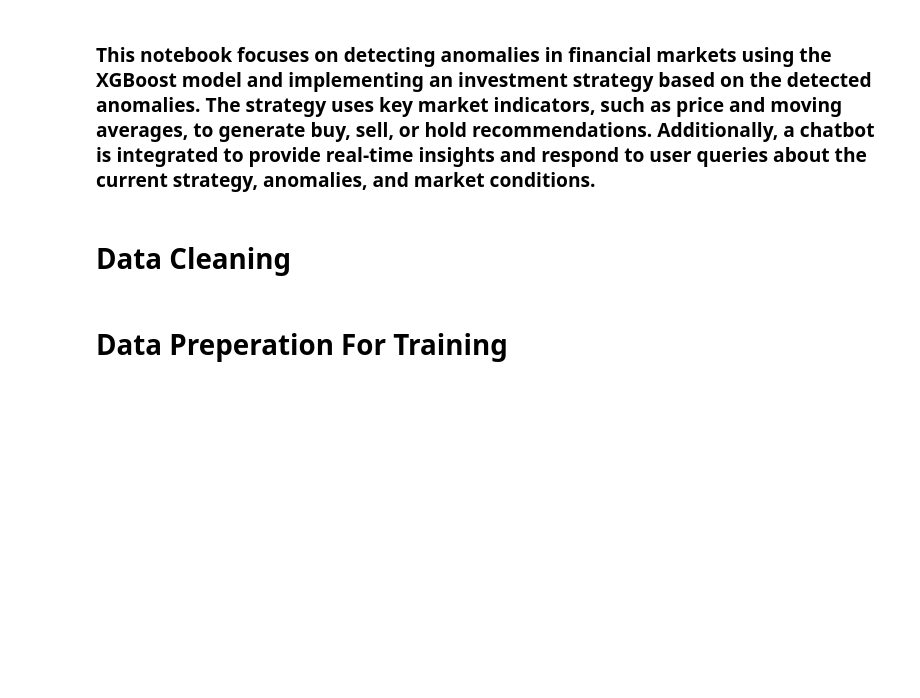
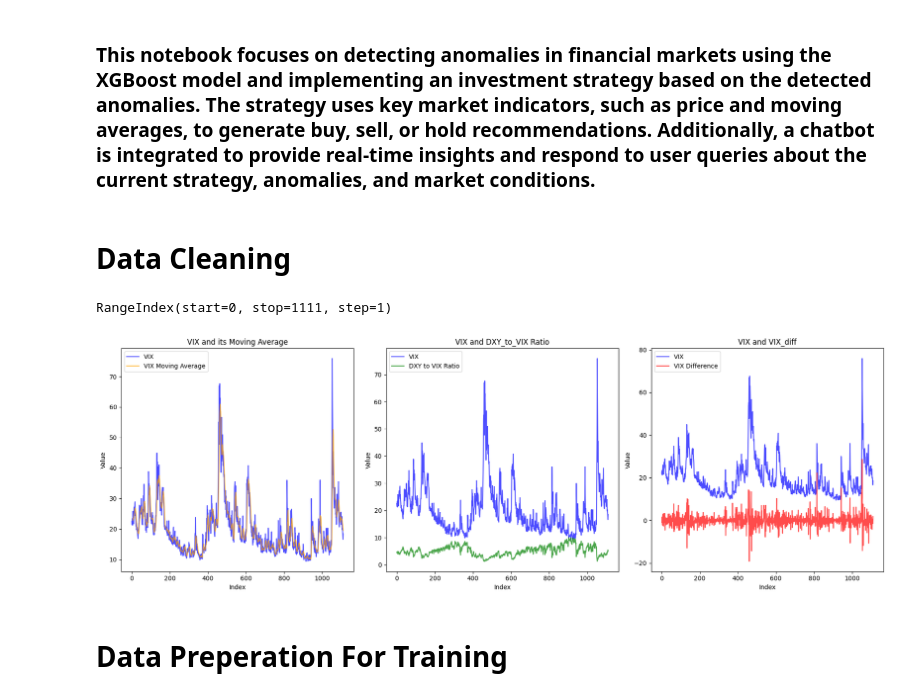
Before and after one commit to HAIBALLA1/market_crash_detection, a Jupyter notebook: notebooks/data_analysis.ipynb, the cells around one changed output. Saved outputs shown, nothing was run; the diff lists cells and outputs as text; code cells hidden in the pictures; blank space fills up the shorter version.

Commit message:
Plot Vix_avr Vix_dif

```diff
--- a/notebooks/data_analysis.ipynb
+++ b/notebooks/data_analysis.ipynb
@@ -52,10 +53,51 @@ low_cor_cols=correlation_matrix['Y'][abs(correlation_matrix['Y'])<0.04].index
 #cleaning data
 dataset_cleaned=dataset.drop(columns=low_cor_cols)
 
+#Define Date as an Index
+dataset.set_index('Data', inplace=True)
+
 #droping Date Column
 dataset_cleaned = dataset_cleaned.drop(columns=['Data'])
 
-#dataset_cleaned.describe()
+dataset_cleaned.describe()
+print(dataset_cleaned.index)
+# %% [output]
+RangeIndex(start=0, stop=1111, step=1)
+# %%
+# Create subplots
+fig, axes = plt.subplots(1, 3, figsize=(18, 6))  # 1 row, 3 columns
+
+# Plot VIX and its Moving Average
+axes[0].plot(dataset_cleaned['VIX'], label='VIX', alpha=0.7, color='blue')
+axes[0].plot(dataset_cleaned['VIX_moving_average'], label='VIX Moving Average', alpha=0.7, color='orange')
+axes[0].set_title("VIX and its Moving Average")
+axes[0].set_xlabel("Index")
+axes[0].set_ylabel("Value")
+axes[0].legend()
+
+# Plot VIX and its ratios (DXY_to_VIX)
+axes[1].plot(dataset_cleaned['VIX'], label='VIX', alpha=0.7, color='blue')
+axes[1].plot(dataset_cleaned['DXY_to_VIX'], label='DXY to VIX Ratio', alpha=0.7, color='green')
+axes[1].set_title("VIX and DXY_to_VIX Ratio")
+axes[1].set_xlabel("Index")
+axes[1].set_ylabel("Value")
+axes[1].legend()
+
+# Plot VIX and its differences (VIX_diff)
+axes[2].plot(dataset_cleaned['VIX'], label='VIX', alpha=0.7, color='blue')
+axes[2].plot(dataset_cleaned['VIX_diff'], label='VIX Difference', alpha=0.7, color='red')
+axes[2].set_title("VIX and VIX_diff")
+axes[2].set_xlabel("Index")
+axes[2].set_ylabel("Value")
+axes[2].legend()
+
+# Adjust spacing between plots
+plt.tight_layout()
+
+# Show the plots
+plt.show()
+# %% [output]
+[figure, added]
 # %% [markdown]
 # Data Preperation For Training
 # %%
```
Also changed, not shown: parts of 5 cells of this notebook.
